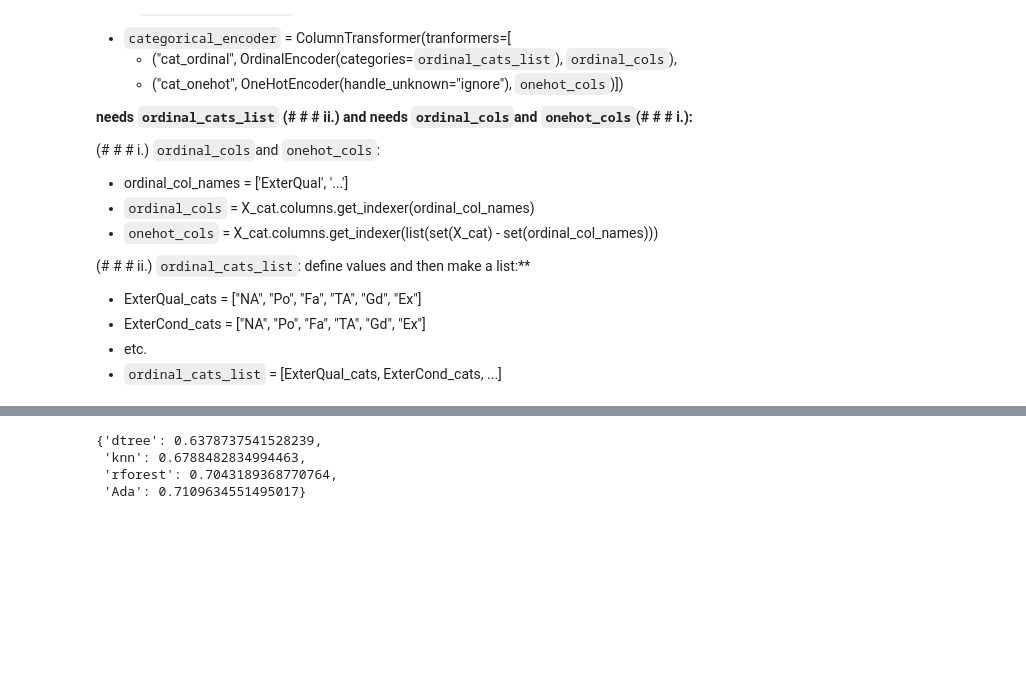
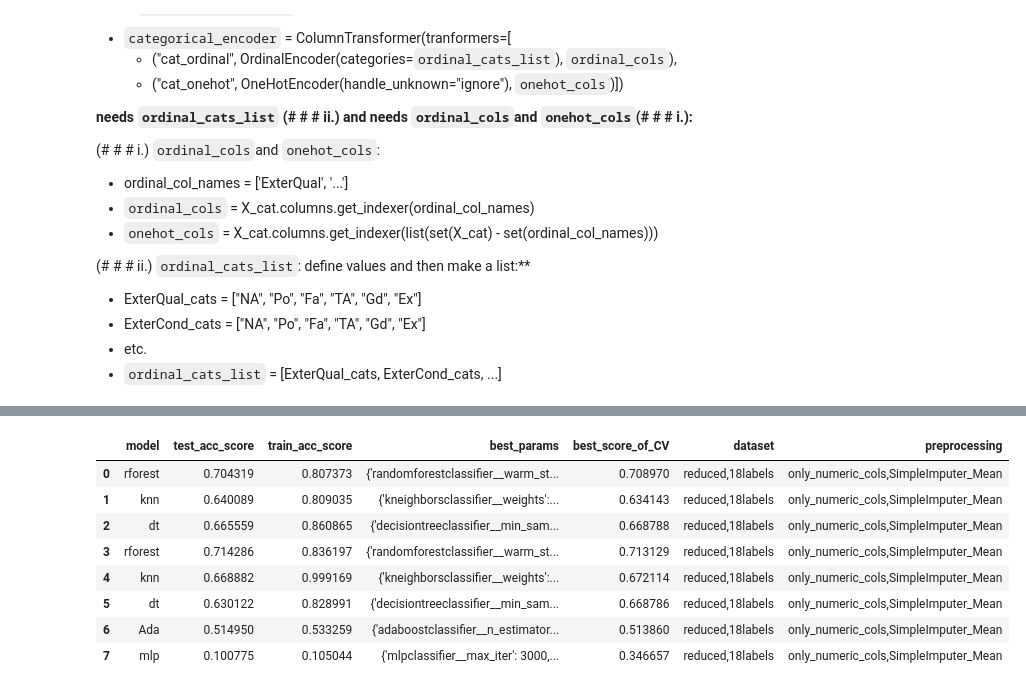
Before and after one commit to lgybas/BIKED_ligy, a Jupyter notebook: Classification_Pipeline_CV.ipynb, the cells around one changed output, grey strips where cells are left out. Cells and saved outputs as stored; diff of their text form; code cells hidden in the pictures; blank space fills up the shorter version.

Commit message:
basic models

```diff
--- a/Classification_Pipeline_CV.ipynb
+++ b/Classification_Pipeline_CV.ipynb
@@ -721,8 +426,8 @@ for i in score_new:
 # %%
+# set models, pass param_grid for preprocessor-pipeline
+list_of_models = ["mlp"] # , "rforest", "knn", "dt", "GaussPrC", "mlp" "SVC" "Ada", , "mlp"
 
-# set models, pass param_grid for preprocessor-pipeline
-list_of_models = ["rforest", "knn", "dt"] #"Ada", "SVC", "GaussPrC", "MLP"
 param_grid_preproc = {}
 
-score_new = evaluate_model(data, list_of_models, param_grid_preproc)
+score_new = evaluate_model(list_of_models, param_grid_preproc)
 # %% [output]
@@ -740,0 +440,15 @@ end
+# %%
+#Set to Initialize = True when you want to start over.
+initialize_all_scores = False
+
+if initialize_all_scores == True:
+    score_all = {
+        "model": [],
+        "test_acc_score" : [],
+        "train_acc_score" : [],
+        "best_params": [],
+        "best_score_of_CV": [],
+        "dataset": [],
+        "preprocessing": [],
+    }
+    score_all = pd.DataFrame(score_all)
@@ -803,10 +469,0 @@ dict
-# %%
-#description of the current round
-dataset = "reduced,18labels"   #"reduced,19labels"
-preprocessing = "only_numeric_cols,SimpleImputer_Mean"  #"all_columns,SimpleImputer_Mean,OneHot"
-scores_test_data
-# %% [output]
-{'dtree': 0.6378737541528239,
- 'knn': 0.6788482834994463,
- 'rforest': 0.7043189368770764,
- 'Ada': 0.7109634551495017}
@@ -825,2 +470,17 @@ score = pd.DataFrame(score)
+# %%
+
+score_all = pd.concat([score_all, score_new], ignore_index=True)
+# %%
+score_all
+# %% [output]
+|  | model | test_acc_score | train_acc_score | best_params | best_score_of_CV | dataset | preprocessing |
+| 0 | rforest | 0.704319 | 0.807373 | {'randomforestclassifier__warm_st... | 0.708970 | reduced,18labels | only_numeric_cols,SimpleImputer_Mean |
+| 1 | knn | 0.640089 | 0.809035 | {'kneighborsclassifier__weights':... | 0.634143 | reduced,18labels | only_numeric_cols,SimpleImputer_Mean |
+| 2 | dt | 0.665559 | 0.860865 | {'decisiontreeclassifier__min_sam... | 0.668788 | reduced,18labels | only_numeric_cols,SimpleImputer_Mean |
+| 3 | rforest | 0.714286 | 0.836197 | {'randomforestclassifier__warm_st... | 0.713129 | reduced,18labels | only_numeric_cols,SimpleImputer_Mean |
+| 4 | knn | 0.668882 | 0.999169 | {'kneighborsclassifier__weights':... | 0.672114 | reduced,18labels | only_numeric_cols,SimpleImputer_Mean |
+| 5 | dt | 0.630122 | 0.828991 | {'decisiontreeclassifier__min_sam... | 0.668786 | reduced,18labels | only_numeric_cols,SimpleImputer_Mean |
+| 6 | Ada | 0.514950 | 0.533259 | {'adaboostclassifier__n_estimator... | 0.513860 | reduced,18labels | only_numeric_cols,SimpleImputer_Mean |
+| 7 | mlp | 0.100775 | 0.105044 | {'mlpclassifier__max_iter': 3000,... | 0.346657 | reduced,18labels | only_numeric_cols,SimpleImputer_Mean |
 # %%
 #store results
```
Also changed, not shown: parts of 42 cells of this notebook, 2 other files.
